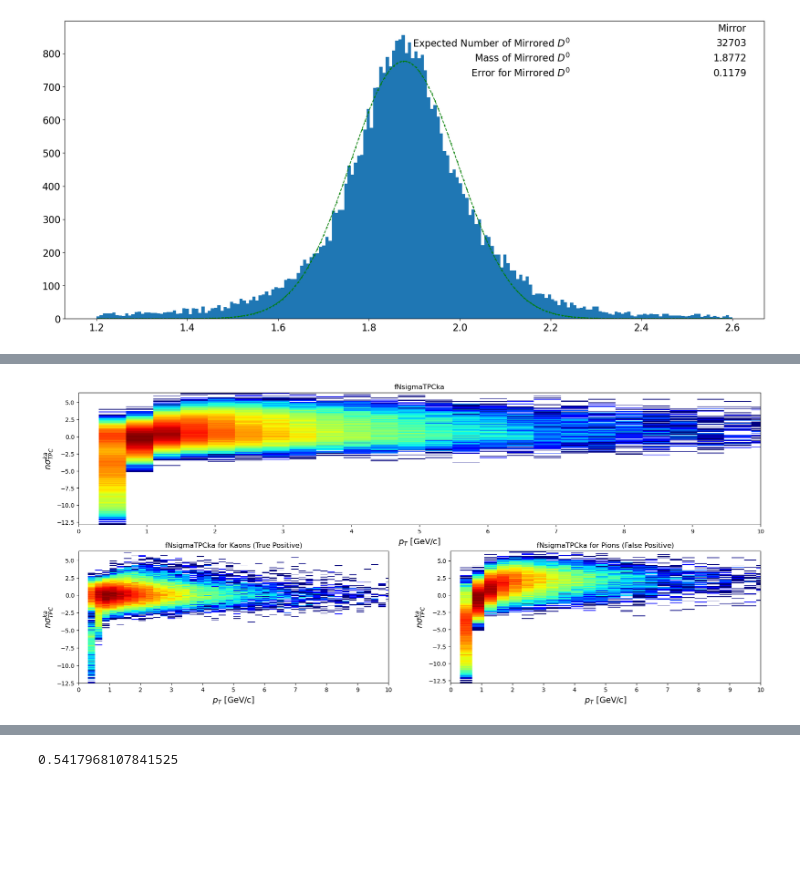
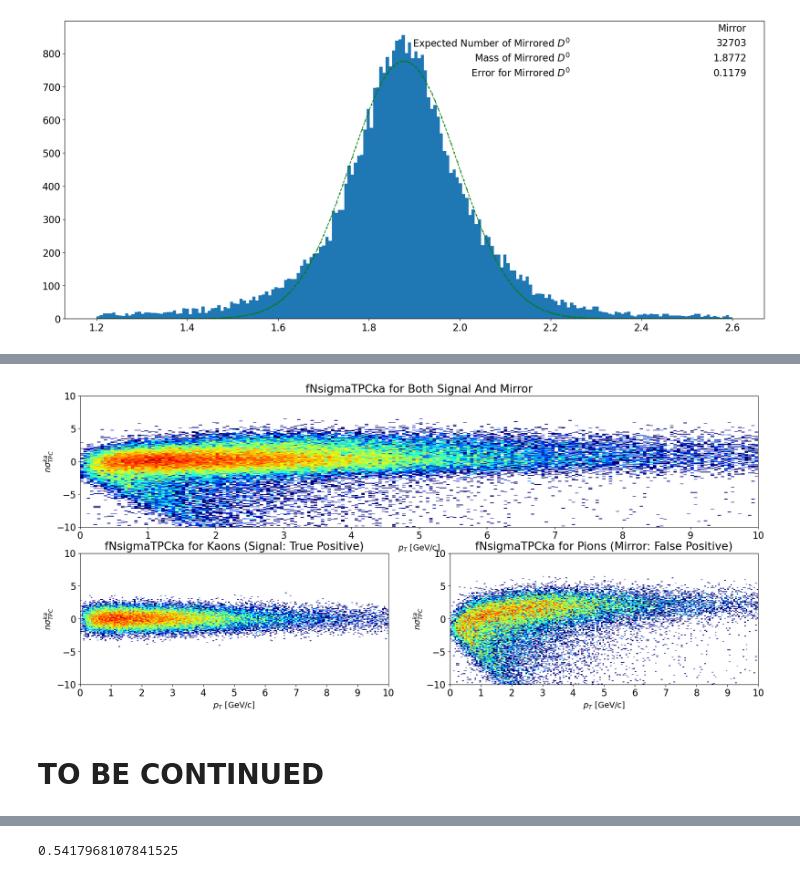
Before and after one commit to LeoPi314/LCPB_Project, a Jupyter notebook: MC_Mirror_D0.ipynb, the cells around one changed output, grey strips where cells are left out. Cells and saved outputs as stored; diff of their text form; code cells hidden in the pictures; blank space fills up the shorter version.

```diff
--- a/MC_Mirror_D0.ipynb
+++ b/MC_Mirror_D0.ipynb
@@ -797,37 +914,41 @@ True&False Positive data remaining for -3 < TPC_KA < 3:     98.81%   (580 rows e
 # %%
 fs = 14
 p_cut_lower = 0
 p_cut_upper = 10
+TPC_lower, TPC_upper = -10, 10
 fig, axes = plt.subplot_mosaic(mosaic, figsize=(21, 9))
-axes["top"].hist2d(np.concat([final_results["KA_pt"], final_results["PI_pt"]]),
-                    np.concat([final_results["TPCka"], final_results["mirror_TPCka"]]), (200, 200), cmap="jet", norm=LogNorm())
+axes["top"].hist2d(np.concat([df["pt"], df["pt"]]),
+                    np.concat([df["TPCka"], df["mirror_TPCka"]]), (200, 200), cmap="jet", norm=LogNorm(), range=[[p_cut_lower,p_cut_upper],
+                                                                                                                 [TPC_lower, TPC_upper]])
 # plt.colorbar(ax=axes["top"])
 axes["top"].set_xlabel(r"$p_{T}$ [GeV/c]", fontsize=fs)
 axes["top"].set_ylabel(r"$n\sigma^{ka}_{TPC}$", fontsize=fs)
 axes["top"].set_xlim(p_cut_lower, p_cut_upper )
 axes["top"].set_xticks(np.arange(p_cut_lower, p_cut_upper+1, 1) )
-axes["top"].set_title("fNsigmaTPCka")
+axes["top"].set_title("fNsigmaTPCka for Both Signal And Mirror")
 
 
-axes["left"].hist2d(final_results["KA_pt"], final_results["TPCka"], (200, 200), cmap="jet", norm=LogNorm())
+axes["left"].hist2d(df["pt"], df["TPCka"], (200, 200), cmap="jet", norm=LogNorm(), range=[[p_cut_lower,p_cut_upper],[TPC_lower, TPC_upper]])
 # plt.colorbar(ax=axes["left"])
 axes["left"].set_xlabel(r"$p_{T}$ [GeV/c]", fontsize=fs)
 axes["left"].set_ylabel(r"$n\sigma^{ka}_{TPC}$", fontsize=fs)
 axes["left"].set_xlim(p_cut_lower, p_cut_upper )
 axes["left"].set_xticks(np.arange(p_cut_lower, p_cut_upper+1, 1) )
-axes["left"].set_title("fNsigmaTPCka for Kaons (True Positive)")
+axes["left"].set_title("fNsigmaTPCka for Kaons (Signal: True Positive)")
 
-axes["right"].hist2d(final_results["PI_pt"], final_results["mirror_TPCka"], (200, 200), cmap="jet", norm=LogNorm())
+axes["right"].hist2d(df["pt"], df["mirror_TPCka"], (200, 200), cmap="jet", norm=LogNorm(), range=[[p_cut_lower,p_cut_upper],[TPC_lower, TPC_upper]])
 # plt.colorbar(ax=axes["left"])
 axes["right"].set_xlabel(r"$p_{T}$ [GeV/c]", fontsize=fs)
 axes["right"].set_ylabel(r"$n\sigma^{ka}_{TPC}$", fontsize=fs)
 axes["right"].set_xlim(p_cut_lower, p_cut_upper )
 axes["right"].set_xticks(np.arange(p_cut_lower, p_cut_upper+1, 1) )
-axes["right"].set_title("fNsigmaTPCka for Pions (False Positive)")
+axes["right"].set_title("fNsigmaTPCka for Pions (Mirror: False Positive)")
 
 plt.show()
 # %% [output]
-[figure, old version]
+[figure, new version]
+# %% [markdown]
+# TO BE CONTINUED
 # %%
 fs = 14
 p_cut_lower = 0
```
Also changed, not shown: parts of 26 cells of this notebook.
